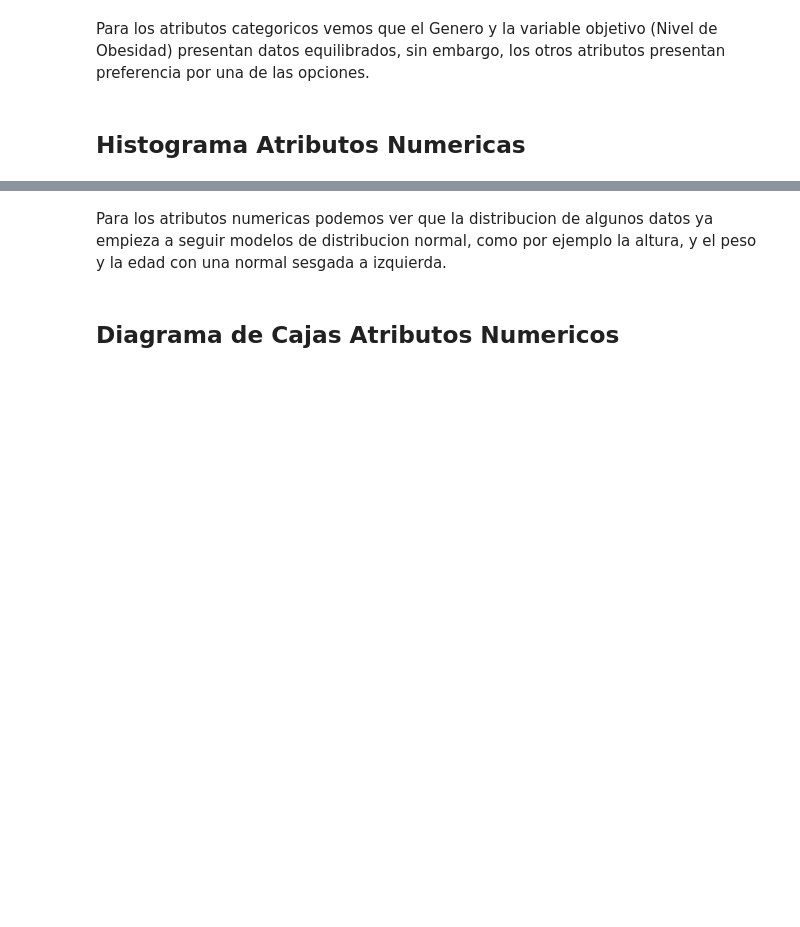
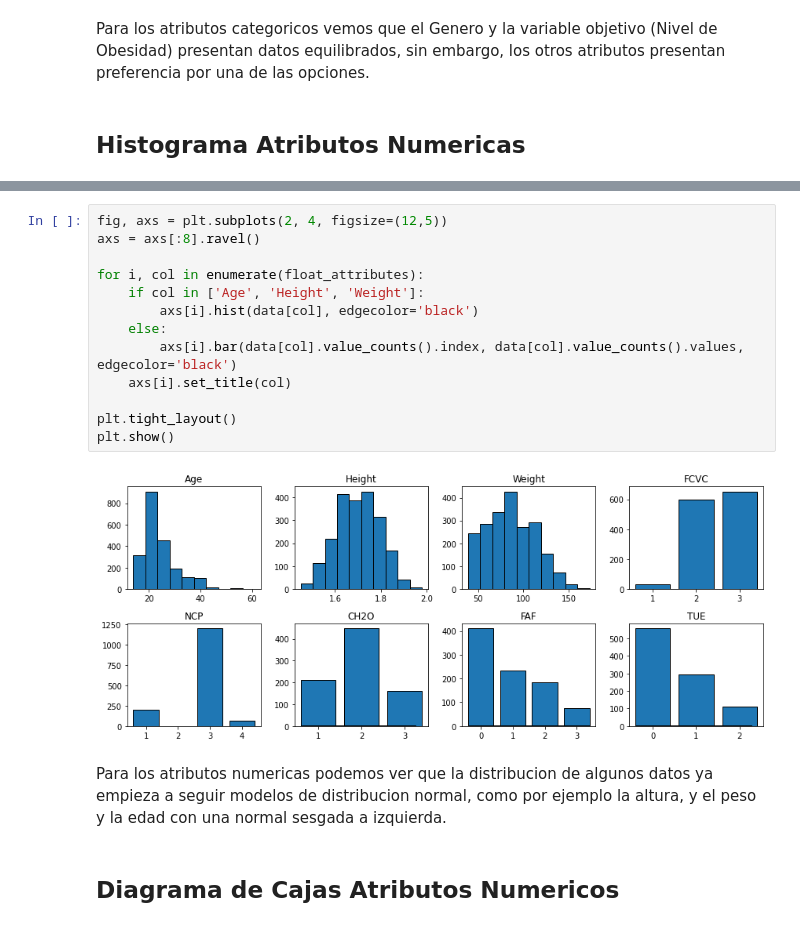
Before and after one commit to suribe06/Statistics, a Jupyter notebook: Proyecto_Estadistica.ipynb, the cells around one changed output, grey strips where cells are left out. Drawn from its saved outputs; the diff is of its cells as text; blank space fills up the shorter version.

```diff
--- a/Proyecto_Estadistica.ipynb
+++ b/Proyecto_Estadistica.ipynb
@@ -140,3 +119,18 @@ for col in float_attributes:
+# %%
+fig, axs = plt.subplots(2, 4, figsize=(12,5))
+axs = axs[:8].ravel()
+
+for i, col in enumerate(float_attributes):
+    if col in ['Age', 'Height', 'Weight']:
+        axs[i].hist(data[col], edgecolor='black')
+    else:
+        axs[i].bar(data[col].value_counts().index, data[col].value_counts().values, edgecolor='black')
+    axs[i].set_title(col)
+
+plt.tight_layout()
+plt.show()
+# %% [output]
+[figure, added]
 # %% [markdown]
 Para los atributos numericas podemos ver que la distribucion de algunos datos ya empieza a seguir modelos de distribucion normal, como por ejemplo la altura, y el peso y la edad con una normal sesgada a izquierda.
 # %% [markdown]
```
Also changed, not shown: parts of 5 cells of this notebook, 8 other files.
